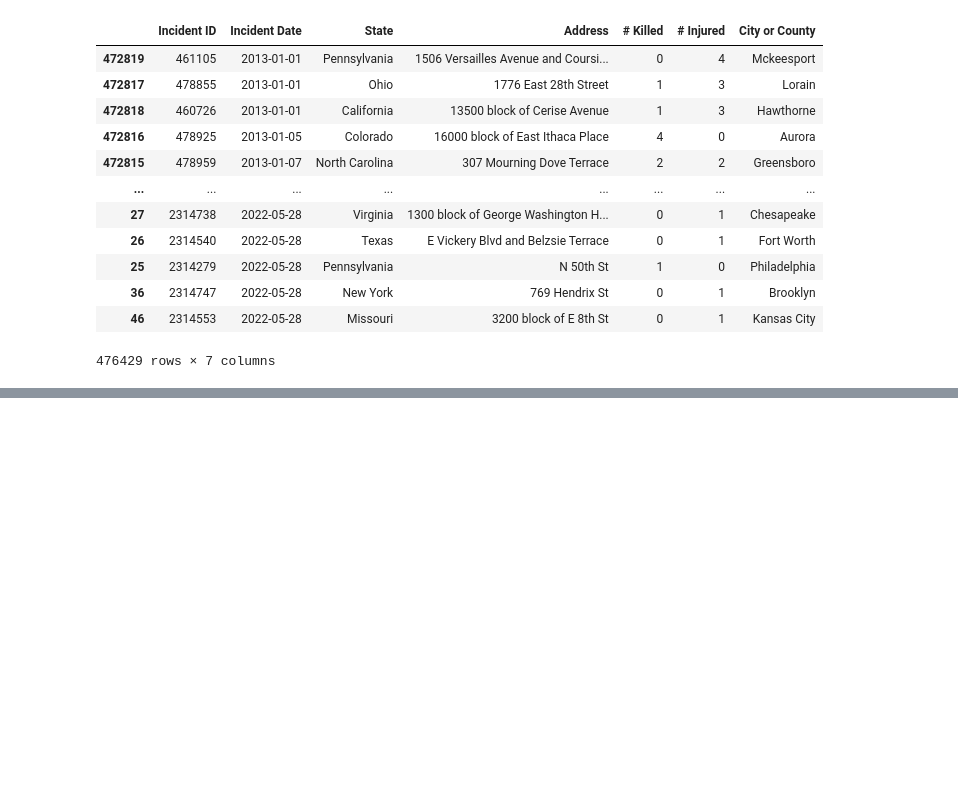
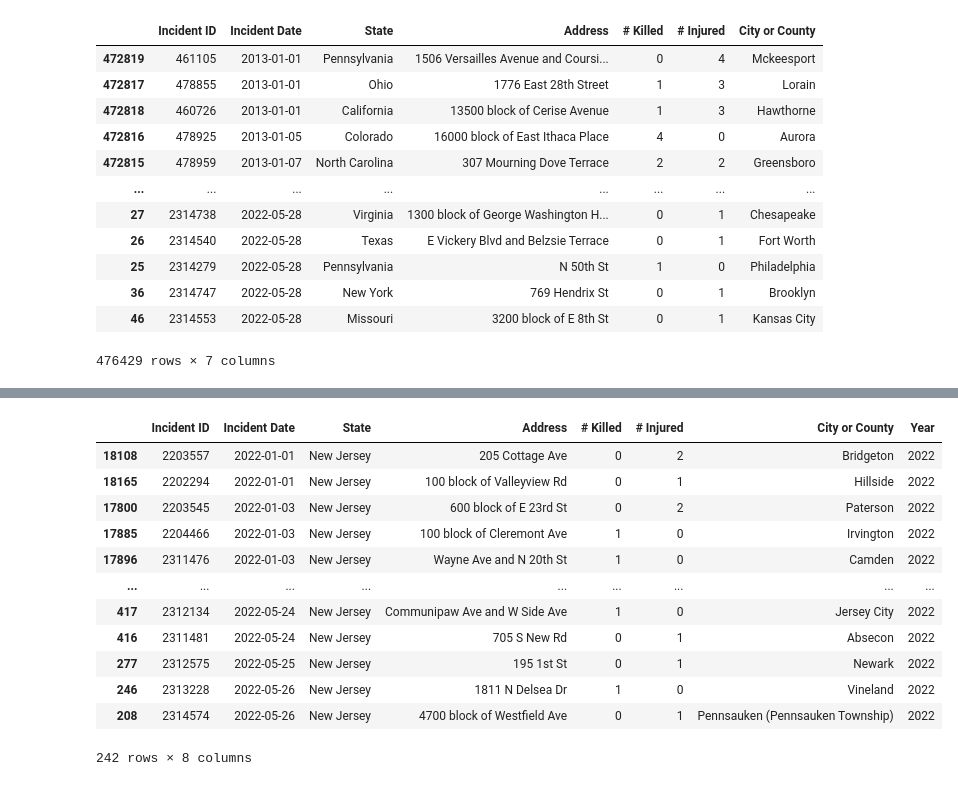
Before and after one commit to Reid04278/group-one-project1, a Jupyter notebook: Project_one_anika.ipynb, the cells around one changed output, grey strips where cells are left out. Cells and saved outputs as stored; diff of their text form; code cells hidden in the pictures; blank space fills up the shorter version.

```diff
--- a/Project_one_anika.ipynb
+++ b/Project_one_anika.ipynb
@@ -162,3 +160,22 @@ nj_incidents.head()
+# %%
+#Just looking at incidents of NJ Gun Violence in 2022
+nj_incidents['Year']= nj_incidents["Incident Date"].str[0:4]
+nj_incidents_2022 = nj_incidents[nj_incidents["Year"]=="2022"]
+nj_incidents_2022
+# %% [output]
+|  | Incident ID | Incident Date | State | Address | # Killed | # Injured | City or County | Year |
+| 18108 | 2203557 | 2022-01-01 | New Jersey | 205 Cottage Ave | 0 | 2 | Bridgeton | 2022 |
+| 18165 | 2202294 | 2022-01-01 | New Jersey | 100 block of Valleyview Rd | 0 | 1 | Hillside | 2022 |
+| 17800 | 2203545 | 2022-01-03 | New Jersey | 600 block of E 23rd St | 0 | 2 | Paterson | 2022 |
+| 17885 | 2204466 | 2022-01-03 | New Jersey | 100 block of Cleremont Ave | 1 | 0 | Irvington | 2022 |
+| 17896 | 2311476 | 2022-01-03 | New Jersey | Wayne Ave and N 20th St | 1 | 0 | Camden | 2022 |
+| ... | ... | ... | ... | ... | ... | ... | ... | ... |
+| 417 | 2312134 | 2022-05-24 | New Jersey | Communipaw Ave and W Side Ave | 1 | 0 | Jersey City | 2022 |
+| 416 | 2311481 | 2022-05-24 | New Jersey | 705 S New Rd | 0 | 1 | Absecon | 2022 |
+| 277 | 2312575 | 2022-05-25 | New Jersey | 195 1st St | 0 | 1 | Newark | 2022 |
+| 246 | 2313228 | 2022-05-26 | New Jersey | 1811 N Delsea Dr | 1 | 0 | Vineland | 2022 |
+| 208 | 2314574 | 2022-05-26 | New Jersey | 4700 block of Westfield Ave | 0 | 1 | Pennsauken (Pennsauken Township) | 2022 |
+242 rows × 8 columns
 # %%
 state_count_all_incidents = combined_incidents_df.groupby(['State']).count()
 state_count_all_incidents = state_count_all_incidents.drop(columns=["Incident Date","Address","City or County"])
```
Also changed, not shown: parts of 20 cells of this notebook, 3 other files.
